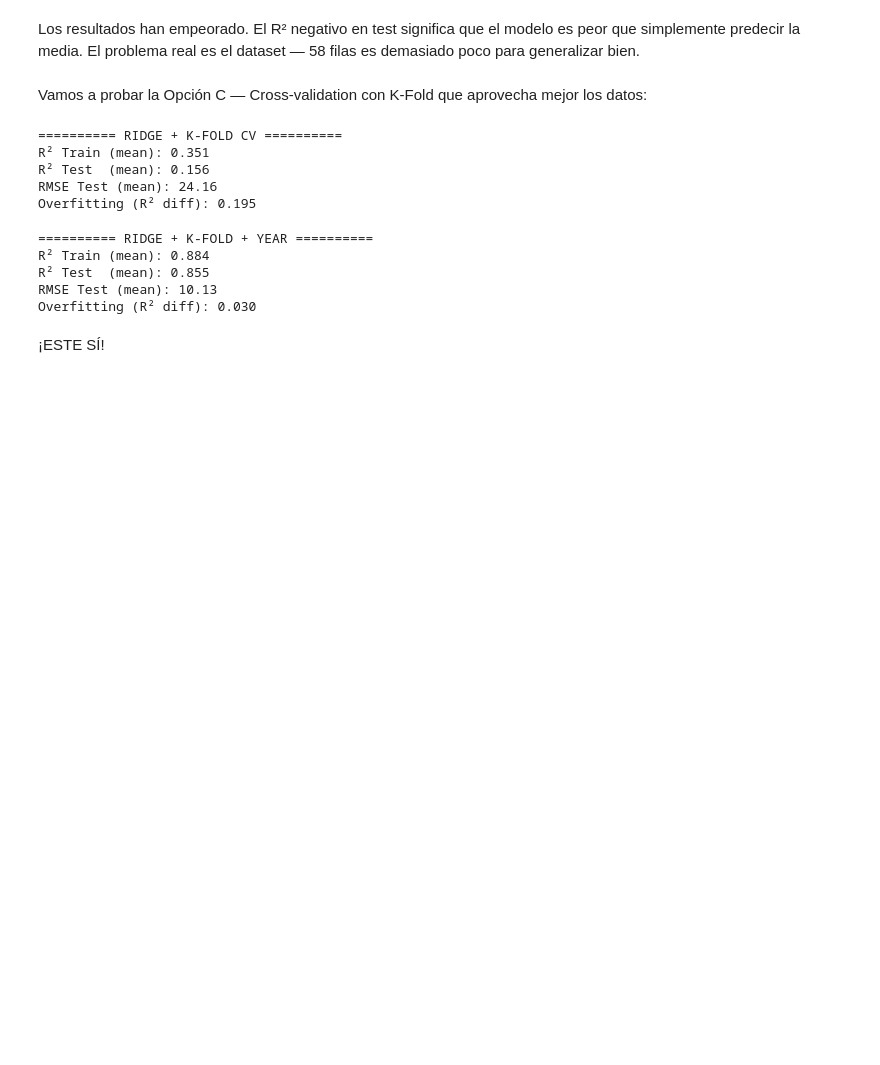
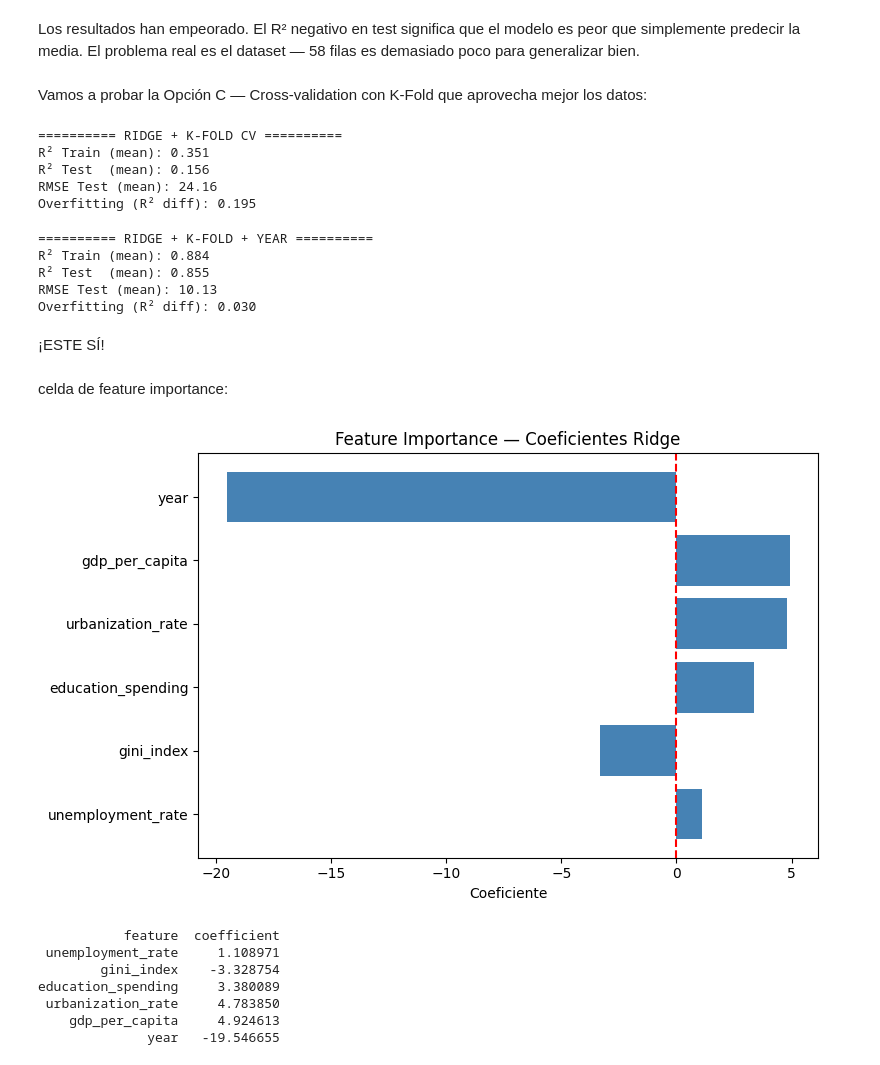
Before and after one commit to Bootcamp-DA-P2/DA-Project-Regression-Grupo3, a Jupyter notebook: notebooks/03_eda_regresion.ipynb, the cells around one changed output. Saved outputs shown, nothing was run; the diff lists cells and outputs as text; code cells hidden in the pictures; blank space fills up the shorter version.

```diff
--- a/notebooks/03_eda_regresion.ipynb
+++ b/notebooks/03_eda_regresion.ipynb
@@ -394,3 +394,39 @@ RMSE Test (mean): 10.13
 Overfitting (R² diff): 0.030
 # %% [markdown]
 ¡ESTE SÍ!
+# %% [markdown]
+celda de feature importance:
+# %%
+# ============================================================
+# FEATURE IMPORTANCE — COEFICIENTES DEL MODELO
+# ============================================================
+
+# Entrenar el pipeline final con todos los datos para obtener coeficientes
+pipeline.fit(X, y)
+
+feature_names = features
+coefficients = pipeline.named_steps["model"].coef_
+
+feat_importance = pd.DataFrame({
+    "feature": feature_names,
+    "coefficient": coefficients
+}).sort_values("coefficient", key=abs, ascending=True)
+
+plt.figure(figsize=(8, 5))
+plt.barh(feat_importance["feature"], feat_importance["coefficient"], color="steelblue")
+plt.axvline(x=0, color="red", linestyle="--")
+plt.title("Feature Importance — Coeficientes Ridge")
+plt.xlabel("Coeficiente")
+plt.tight_layout()
+plt.show()
+
+print(feat_importance.to_string(index=False))
+# %% [output]
+[figure, added]
+           feature  coefficient
+ unemployment_rate     1.108971
+        gini_index    -3.328754
+education_spending     3.380089
+ urbanization_rate     4.783850
+    gdp_per_capita     4.924613
+              year   -19.546655
```
Also changed, not shown: parts of 8 cells of this notebook, 1 other file.
